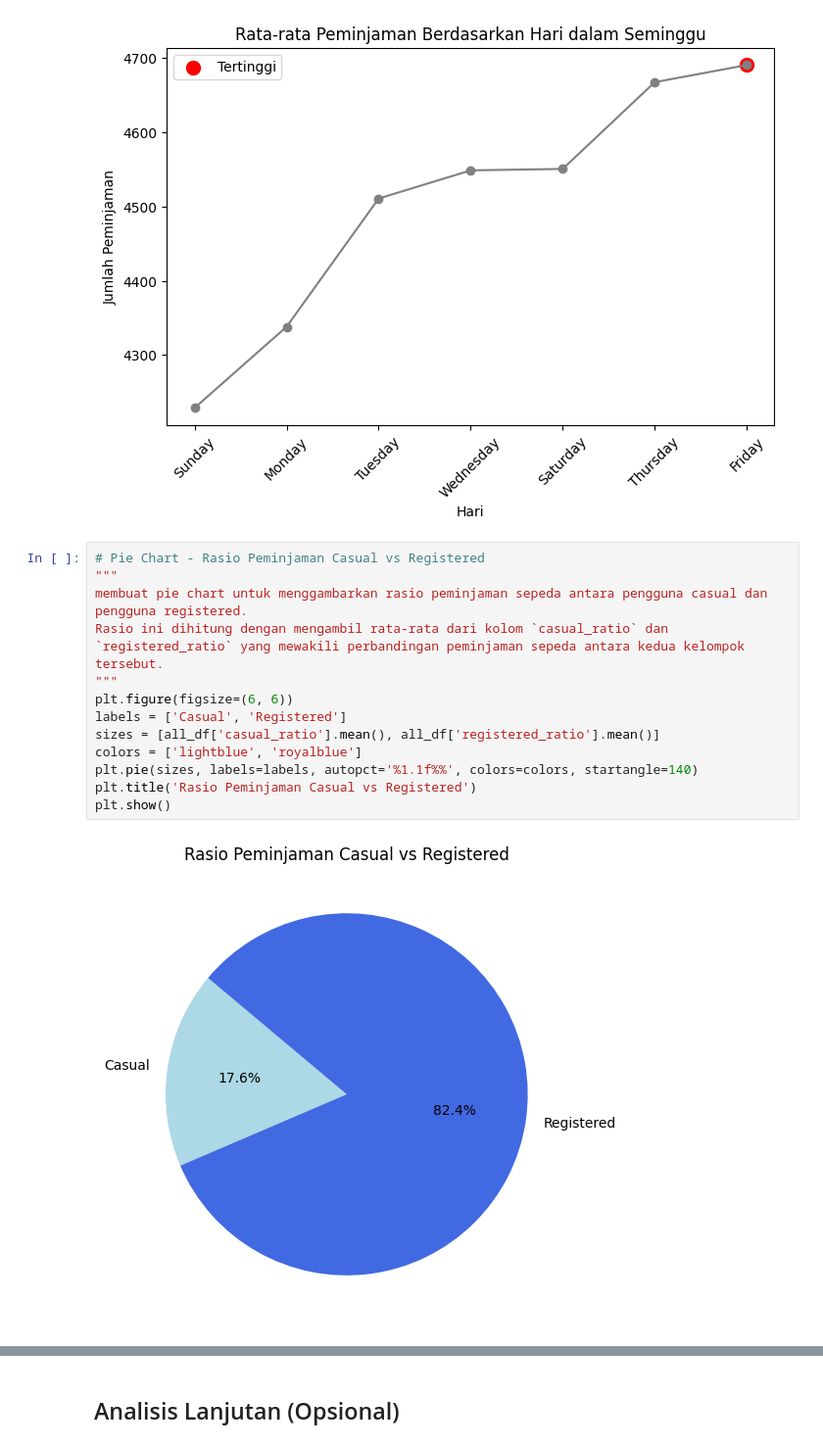
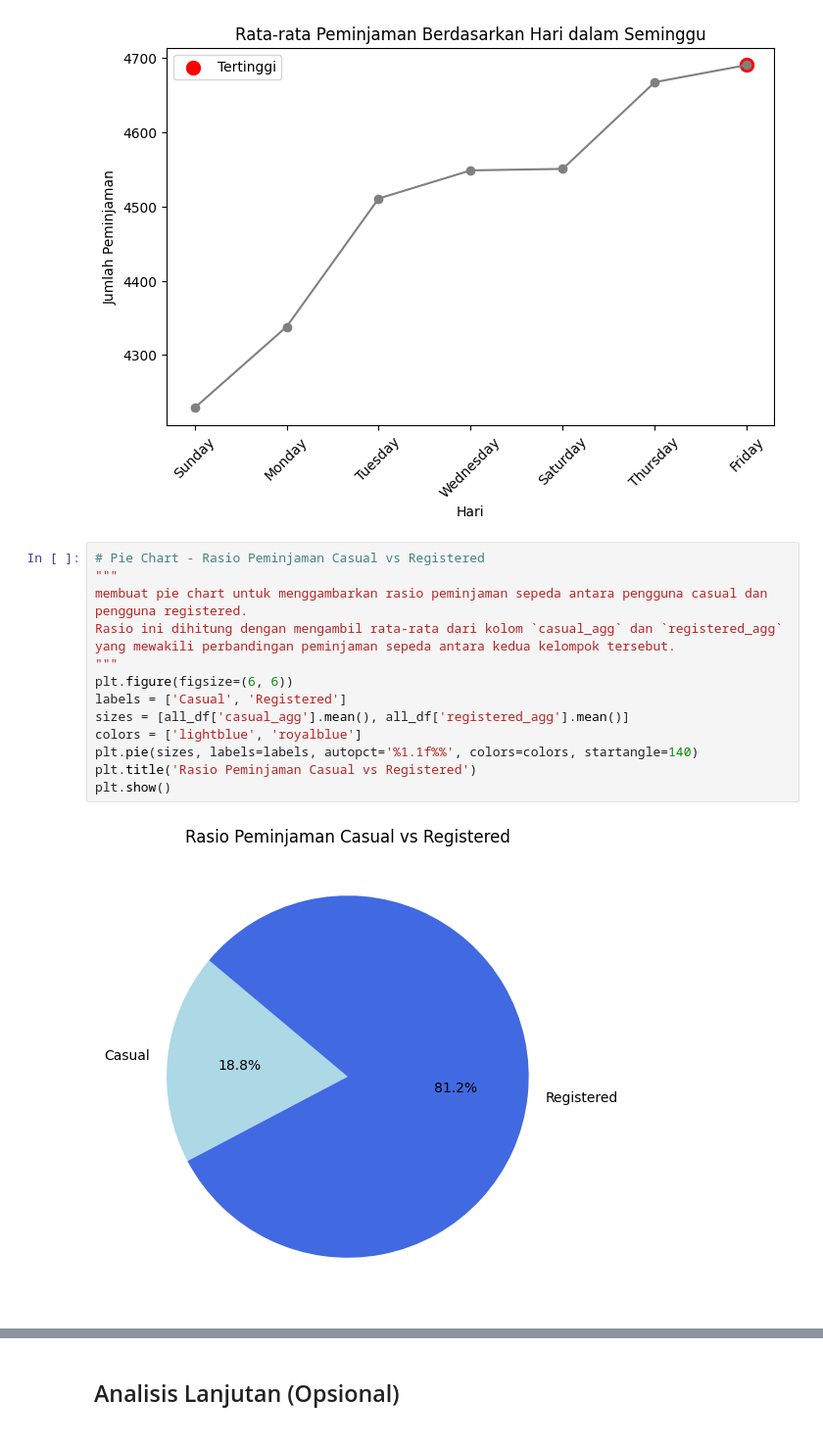
Before and after one commit to trisya07/proyek_analisis_data, a Jupyter notebook: submission_analisis_data.ipynb, the cells around one changed output, grey strips where cells are left out. Shown at 98% size. Drawn from its saved outputs; the diff is of its cells as text.

```diff
--- a/submission_analisis_data.ipynb
+++ b/submission_analisis_data.ipynb
@@ -690,15 +673,15 @@ plt.show()
 # %%
 # Pie Chart - Rasio Peminjaman Casual vs Registered
 """
 membuat pie chart untuk menggambarkan rasio peminjaman sepeda antara pengguna casual dan pengguna registered.
-Rasio ini dihitung dengan mengambil rata-rata dari kolom `casual_ratio` dan `registered_ratio` yang mewakili perbandingan peminjaman sepeda antara kedua kelompok tersebut.
+Rasio ini dihitung dengan mengambil rata-rata dari kolom `casual_agg` dan `registered_agg` yang mewakili perbandingan peminjaman sepeda antara kedua kelompok tersebut.
 """
 plt.figure(figsize=(6, 6))
 labels = ['Casual', 'Registered']
-sizes = [all_df['casual_ratio'].mean(), all_df['registered_ratio'].mean()]
+sizes = [all_df['casual_agg'].mean(), all_df['registered_agg'].mean()]
 colors = ['lightblue', 'royalblue']
 plt.pie(sizes, labels=labels, autopct='%1.1f%%', colors=colors, startangle=140)
 plt.title('Rasio Peminjaman Casual vs Registered')
 plt.show()
 # %% [output]
-[figure, old version]
+[figure, new version]
```
Also changed, not shown: parts of 19 cells of this notebook, 2 other files.
